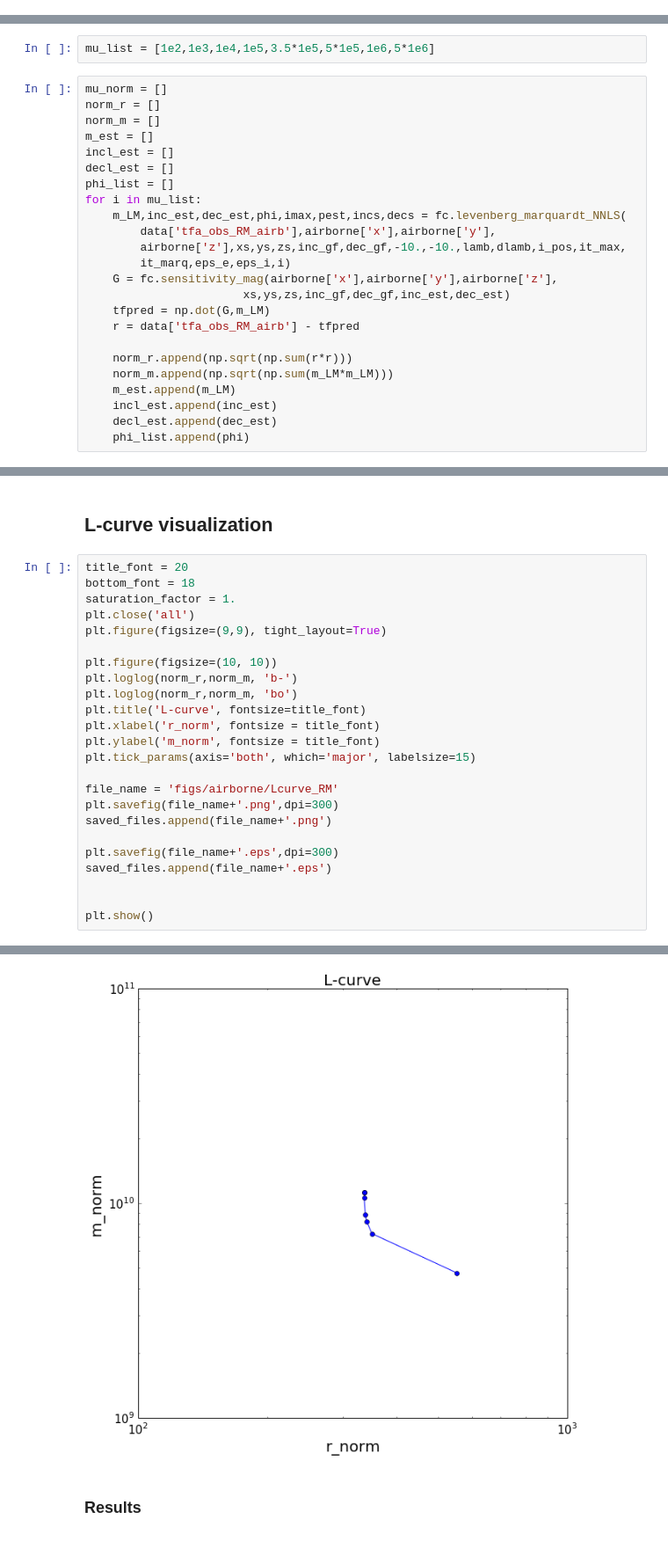
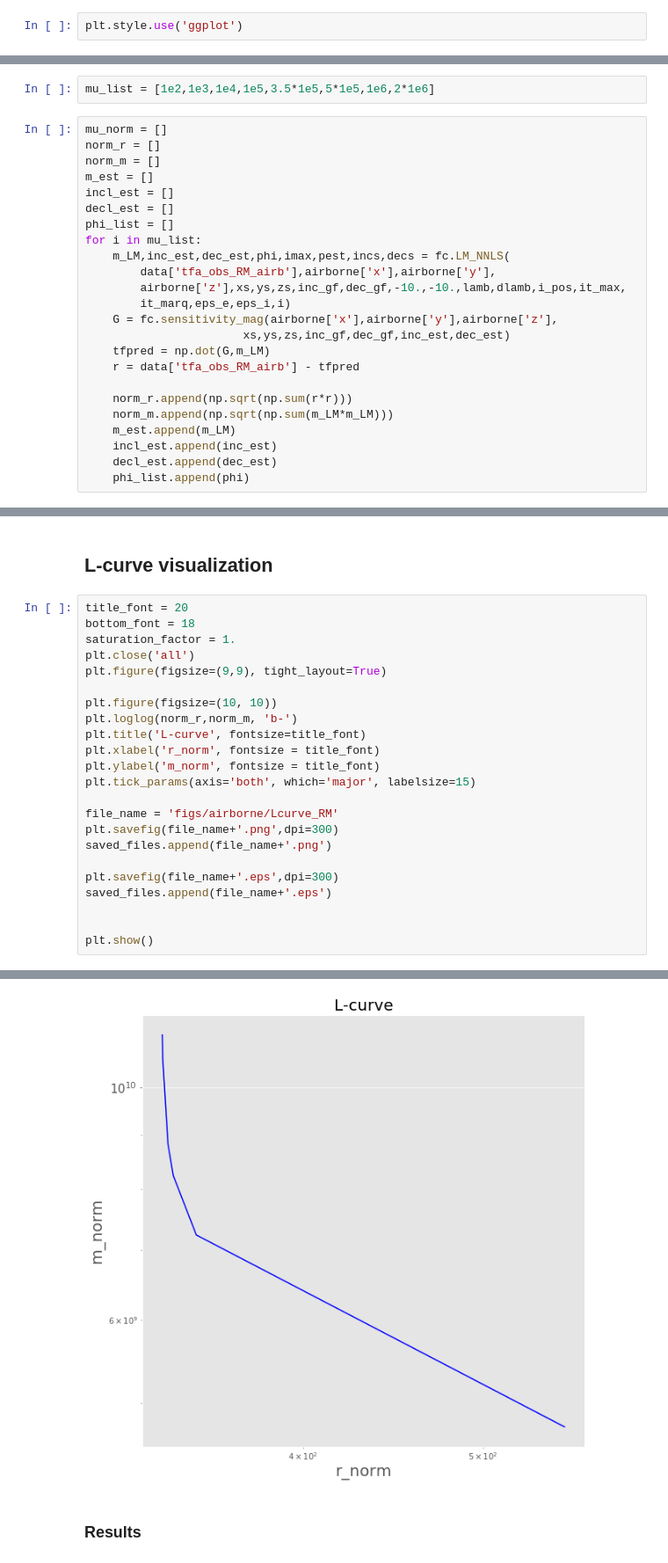
Before and after one commit to pinga-lab/eqlayer-magnetization-direction, a Jupyter notebook: code/notebooks/multibody_tests/model_multibody/airborne_EQL_magdirection_RM_calculation.ipynb, the cells around one changed output, grey strips where cells are left out. Shown at 88% size. Cells and saved outputs as stored; diff of their text form.

```diff
--- a/code/notebooks/multibody_tests/model_multibody/airborne_EQL_magdirection_RM_calculation.ipynb
+++ b/code/notebooks/multibody_tests/model_multibody/airborne_EQL_magdirection_RM_calculation.ipynb
@@ -23,3 +25,5 @@ notebook_name = 'airborne_EQL_magdirection_RM_calculation.ipynb'
+# %%
+plt.style.use('ggplot')
 # %% [markdown]
 #### Importing auxiliary functions
 # %%
@@ -122,7 +126,7 @@ dlamb = 100.
 eps_e = 1e-4
 eps_i = 1e-4
 # %%
-mu_list = [1e2,1e3,1e4,1e5,3.5*1e5,5*1e5,1e6,5*1e6]
+mu_list = [1e2,1e3,1e4,1e5,3.5*1e5,5*1e5,1e6,2*1e6]
 # %%
 mu_norm = []
 norm_r = []
@@ -132,7 +136,7 @@ incl_est = []
 decl_est = []
 phi_list = []
 for i in mu_list:
-    m_LM,inc_est,dec_est,phi,imax,pest,incs,decs = fc.levenberg_marquardt_NNLS(
+    m_LM,inc_est,dec_est,phi,imax,pest,incs,decs = fc.LM_NNLS(
         data['tfa_obs_RM_airb'],airborne['x'],airborne['y'],
         airborne['z'],xs,ys,zs,inc_gf,dec_gf,-10.,-10.,lamb,dlamb,i_pos,it_max,
         it_marq,eps_e,eps_i,i)
@@ -176,7 +180,6 @@ plt.figure(figsize=(9,9), tight_layout=True)
 
 plt.figure(figsize=(10, 10))
 plt.loglog(norm_r,norm_m, 'b-')
-plt.loglog(norm_r,norm_m, 'bo')
 plt.title('L-curve', fontsize=title_font)
 plt.xlabel('r_norm', fontsize = title_font)
 plt.ylabel('m_norm', fontsize = title_font)
@@ -196,4 +199,4 @@ plt.show()
-[figure, old version]
+[figure, new version]
 # %% [markdown]
 ### Results
 # %%
```
Also changed, not shown: parts of 3 cells of this notebook, 19 other files.
